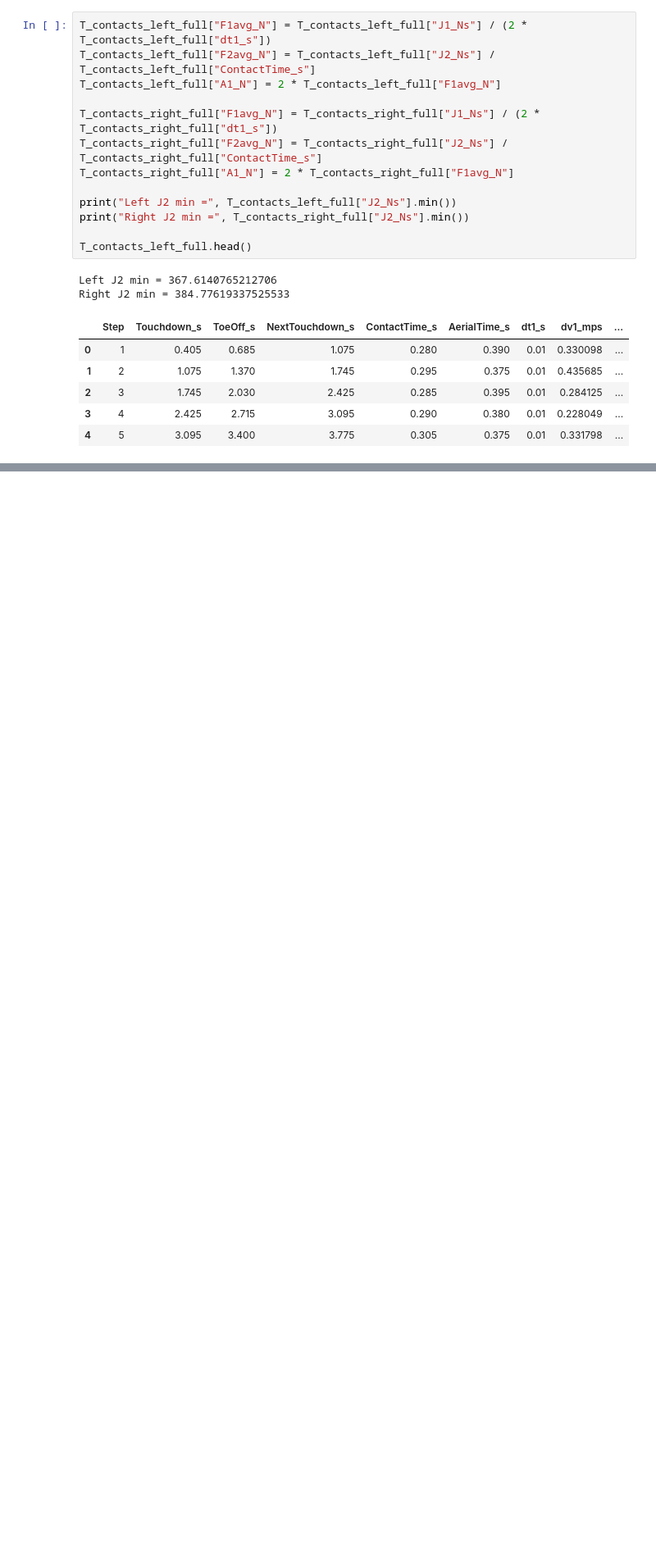
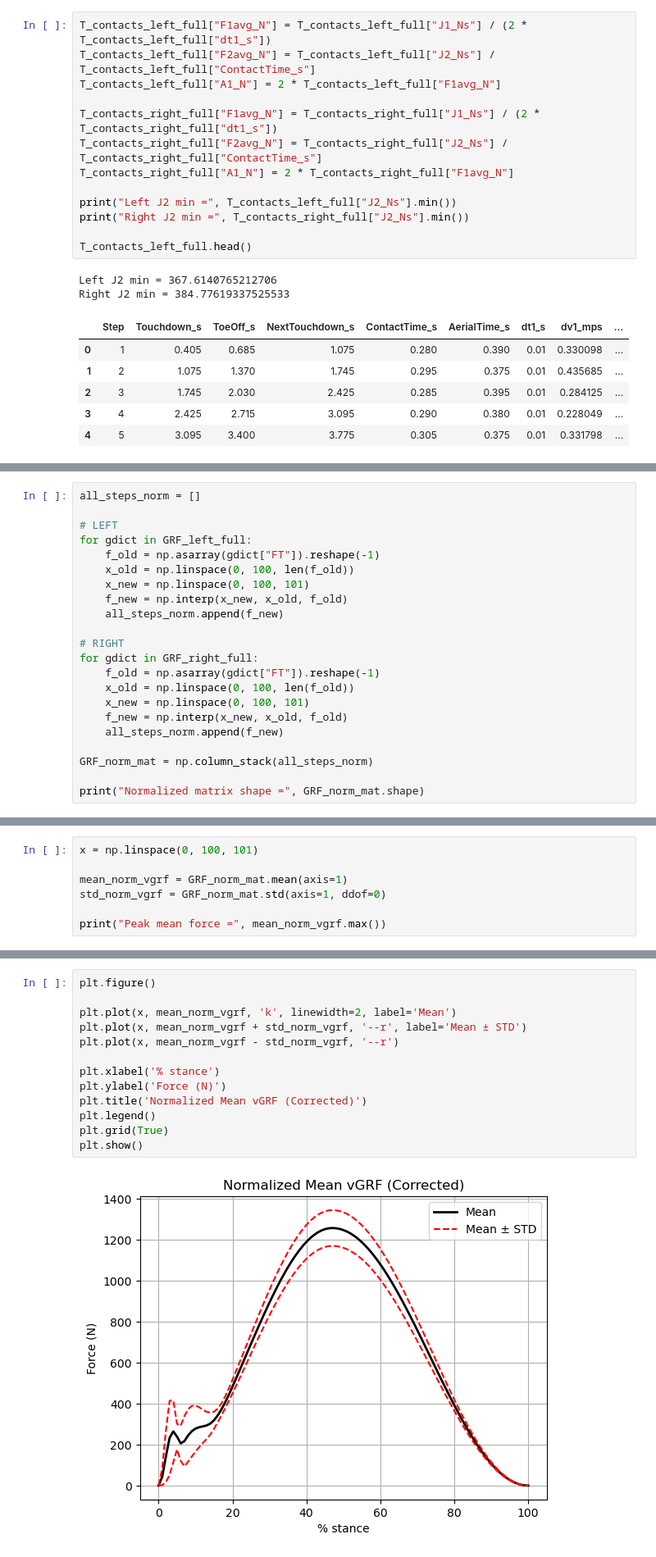
Before and after one commit to arjungpp/GRF_Estimation, a Jupyter notebook: grf_estimation.ipynb, the cells around one changed output, grey strips where cells are left out. Shown at 82% size. Drawn from its saved outputs; the diff is of its cells as text; blank space fills up the shorter version.

```diff
--- a/grf_estimation.ipynb
+++ b/grf_estimation.ipynb
@@ -291,0 +711,22 @@ Right J2 min = 384.77619337525533
+# %%
+all_steps_norm = []
+
+# LEFT
+for gdict in GRF_left_full:
+    f_old = np.asarray(gdict["FT"]).reshape(-1)
+    x_old = np.linspace(0, 100, len(f_old))
+    x_new = np.linspace(0, 100, 101)
+    f_new = np.interp(x_new, x_old, f_old)
+    all_steps_norm.append(f_new)
+
+# RIGHT
+for gdict in GRF_right_full:
+    f_old = np.asarray(gdict["FT"]).reshape(-1)
+    x_old = np.linspace(0, 100, len(f_old))
+    x_new = np.linspace(0, 100, 101)
+    f_new = np.interp(x_new, x_old, f_old)
+    all_steps_norm.append(f_new)
+
+GRF_norm_mat = np.column_stack(all_steps_norm)
+
+print("Normalized matrix shape =", GRF_norm_mat.shape)
@@ -291,0 +735,7 @@ Right J2 min = 384.77619337525533
+# %%
+x = np.linspace(0, 100, 101)
+
+mean_norm_vgrf = GRF_norm_mat.mean(axis=1)
+std_norm_vgrf = GRF_norm_mat.std(axis=1, ddof=0)
+
+print("Peak mean force =", mean_norm_vgrf.max())
@@ -291,0 +744,15 @@ Right J2 min = 384.77619337525533
+# %%
+plt.figure()
+
+plt.plot(x, mean_norm_vgrf, 'k', linewidth=2, label='Mean')
+plt.plot(x, mean_norm_vgrf + std_norm_vgrf, '--r', label='Mean ± STD')
+plt.plot(x, mean_norm_vgrf - std_norm_vgrf, '--r')
+
+plt.xlabel('% stance')
+plt.ylabel('Force (N)')
+plt.title('Normalized Mean vGRF (Corrected)')
+plt.legend()
+plt.grid(True)
+plt.show()
+# %% [output]
+[figure, added]
```
Also changed, not shown: parts of 73 cells of this notebook, 17 other files.
